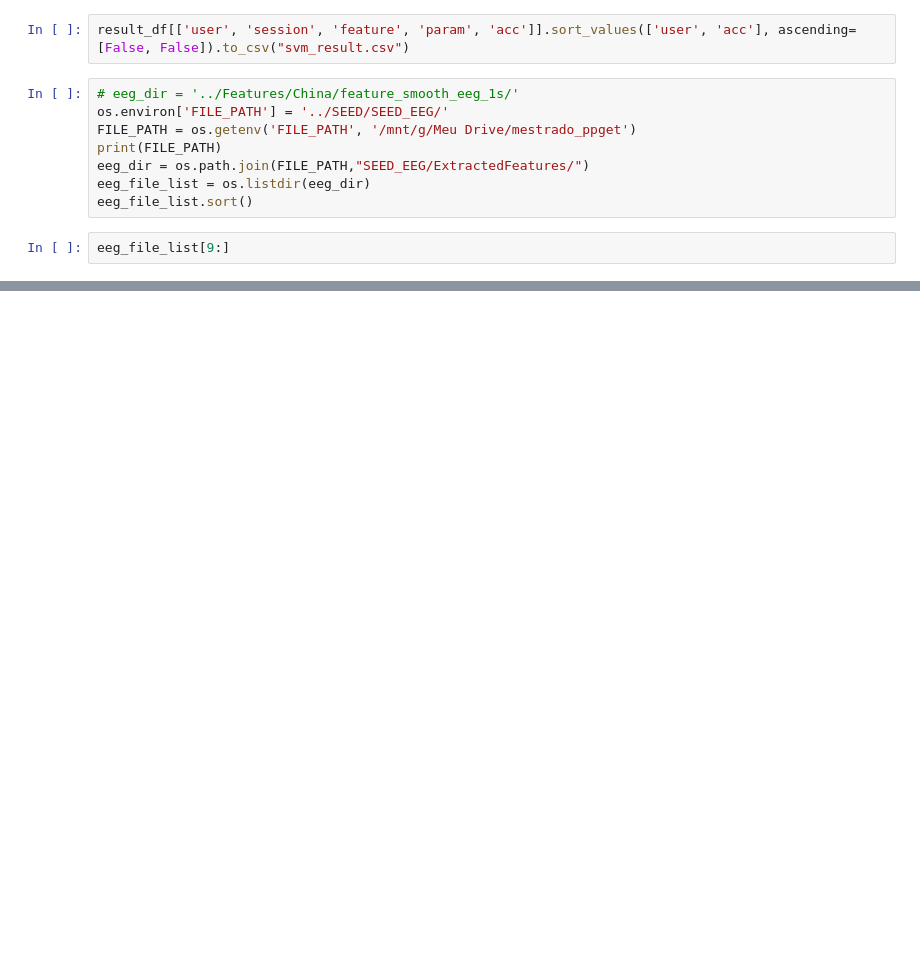
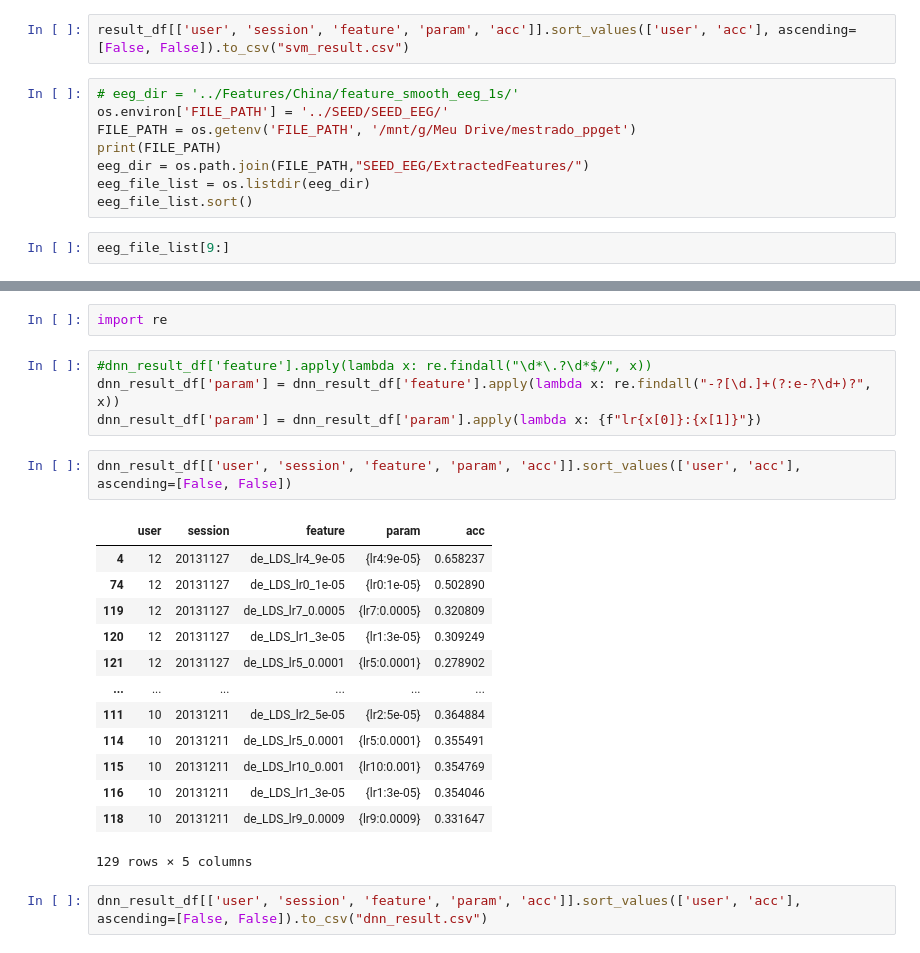
Before and after one commit to jvmr22/MSc-dissertation-EEG-Analysis, a Jupyter notebook: EDA_seed.ipynb, the cells around one changed output, grey strips where cells are left out. Drawn from its saved outputs; the diff is of its cells as text; blank space fills up the shorter version.

```diff
--- a/EDA_seed.ipynb
+++ b/EDA_seed.ipynb
@@ -473,0 +528,24 @@ eeg_file_list[9:]
+# %%
+import re
+# %%
+#dnn_result_df['feature'].apply(lambda x: re.findall("\d*\.?\d*$/", x))
+dnn_result_df['param'] = dnn_result_df['feature'].apply(lambda x: re.findall("-?[\d.]+(?:e-?\d+)?", x))
+dnn_result_df['param'] = dnn_result_df['param'].apply(lambda x: {f"lr{x[0]}:{x[1]}"})
+# %%
+dnn_result_df[['user', 'session', 'feature', 'param', 'acc']].sort_values(['user', 'acc'], ascending=[False, False])
+# %% [output]
+|  | user | session | feature | param | acc |
+| 4 | 12 | 20131127 | de_LDS_lr4_9e-05 | {lr4:9e-05} | 0.658237 |
+| 74 | 12 | 20131127 | de_LDS_lr0_1e-05 | {lr0:1e-05} | 0.502890 |
+| 119 | 12 | 20131127 | de_LDS_lr7_0.0005 | {lr7:0.0005} | 0.320809 |
+| 120 | 12 | 20131127 | de_LDS_lr1_3e-05 | {lr1:3e-05} | 0.309249 |
+| 121 | 12 | 20131127 | de_LDS_lr5_0.0001 | {lr5:0.0001} | 0.278902 |
+| ... | ... | ... | ... | ... | ... |
+| 111 | 10 | 20131211 | de_LDS_lr2_5e-05 | {lr2:5e-05} | 0.364884 |
+| 114 | 10 | 20131211 | de_LDS_lr5_0.0001 | {lr5:0.0001} | 0.355491 |
+| 115 | 10 | 20131211 | de_LDS_lr10_0.001 | {lr10:0.001} | 0.354769 |
+| 116 | 10 | 20131211 | de_LDS_lr1_3e-05 | {lr1:3e-05} | 0.354046 |
+| 118 | 10 | 20131211 | de_LDS_lr9_0.0009 | {lr9:0.0009} | 0.331647 |
+129 rows × 5 columns
+# %%
+dnn_result_df[['user', 'session', 'feature', 'param', 'acc']].sort_values(['user', 'acc'], ascending=[False, False]).to_csv("dnn_result.csv")
```
Also changed, not shown: parts of 14 cells of this notebook, 1 other file.
